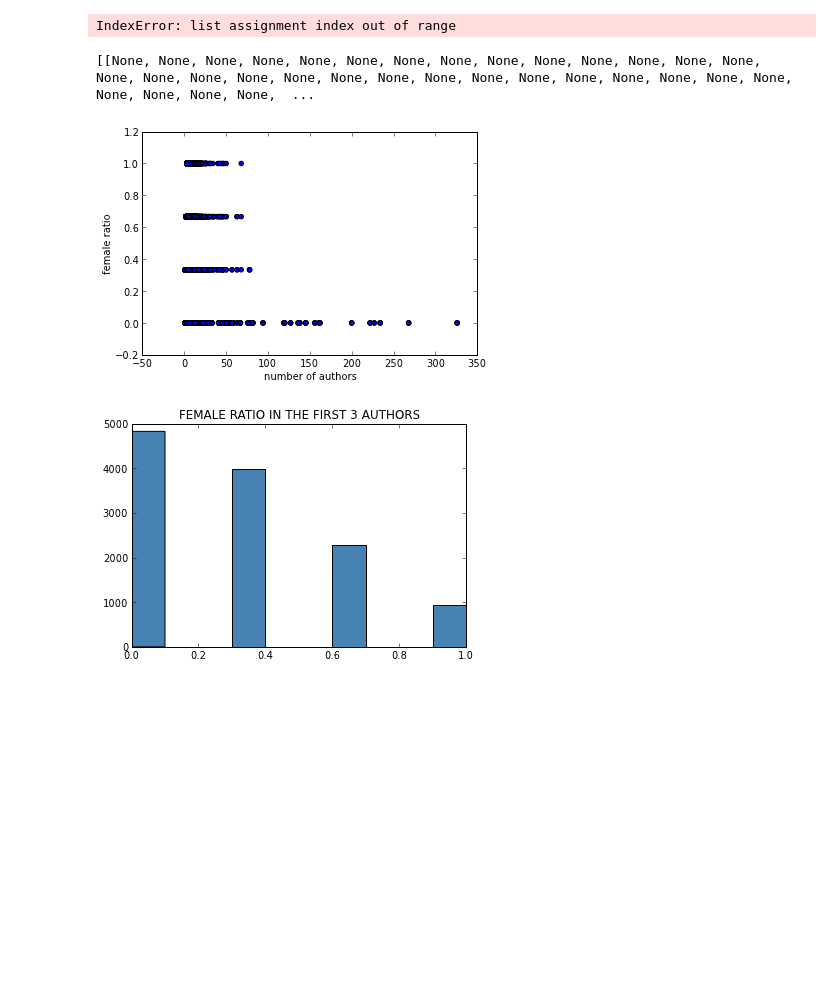
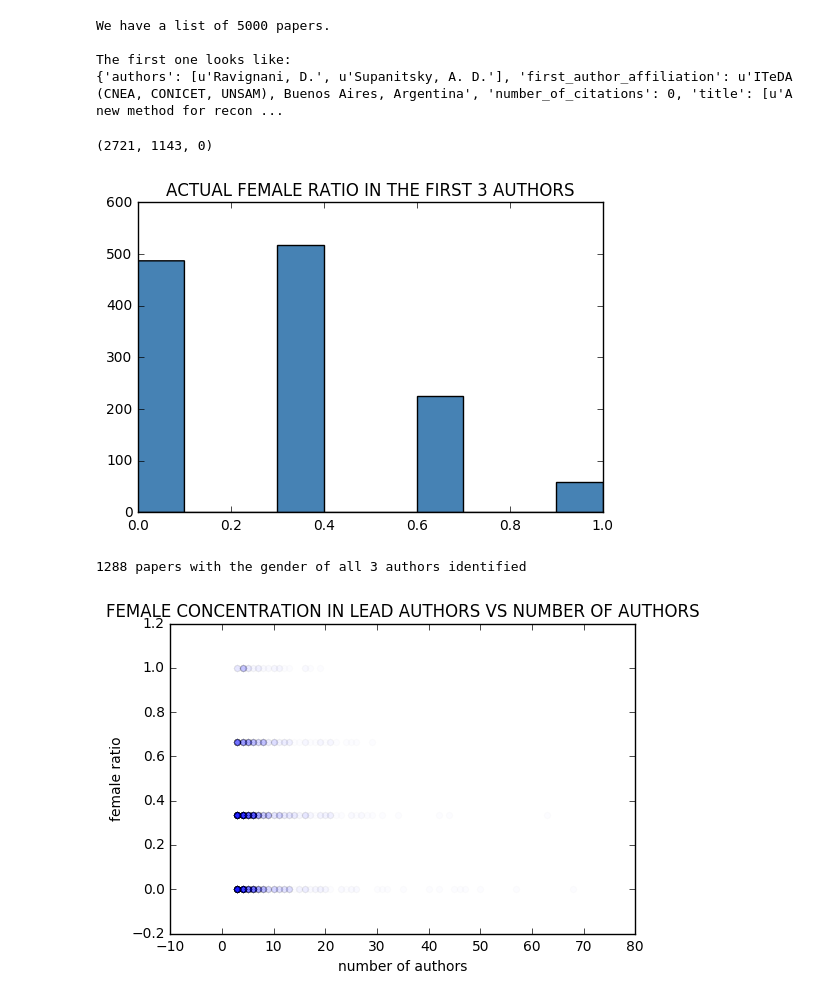
Before and after one commit to fedhere/ADSgenderclustering, a Jupyter notebook: parse_analyze_names.ipynb, the cells around one changed output. Cells and saved outputs as stored; diff of their text form; code cells hidden in the pictures; blank space fills up the shorter version.

```diff
--- a/parse_analyze_names.ipynb
+++ b/parse_analyze_names.ipynb
@@ -111,0 +84,15 @@ For more information, type 'help(pylab)'.
+# %%
+DEBUG = True
+
+# reads in paper list
+pkl_file = open('papers_recent.pkl', 'rb')
+papers = pickle.load(pkl_file)
+
+print ("We have a list of %d papers."%len(papers))
+print ("\nThe first one looks like:")
+print (papers[0])
+# %% [output]
+We have a list of 5000 papers.
+
+The first one looks like:
+{'authors': [u'Ravignani, D.', u'Supanitsky, A. D.'], 'first_author_affiliation': u'ITeDA (CNEA, CONICET, UNSAM), Buenos Aires, Argentina', 'number_of_citations': 0, 'title': [u'A new method for recon ...
@@ -112,20 +179,36 @@ For more information, type 'help(pylab)'.
+# %%
+pl.figure()
+pl.title("ACTUAL FEMALE RATIO IN THE FIRST 3 AUTHORS")
+pl.hist(paperstats['femaleratio'], color='SteelBlue')
+tot_male, tot_female, tot_unknowns
+# %% [output]
+(2721, 1143, 0)
+[figure, added]
 # %%
-plt.figure()
-plt.ylabel ("female ratio")
-plt.xlabel ("number of authors")
-plt.scatter(paperstats['nauth'], paperstats['femaleratio'] )
-ncite=[[None]*40]
-print  ncite
-for i in range(int(max(paperstats['ncite'])/10)):
-        ncite[i] = [paperstats['femaleratio'][ii] for ii in range(len(paperstats['femaleratio'])) if int(paperstats['ncite'][ii]/10)==i]
-        plt.figure()
-        plt.title("FEMALE RATIO IN THE FIRST 3 AUTHORS")
-        plt.hist(paperstats['femaleratio'], color='SteelBlue')
+pl.figure()
+pl.ylabel("female ratio")
+pl.xlabel("number of authors")
+pl.scatter(paperstats['nauth'], paperstats['femaleratio'], alpha = 0.01)
+pl.title("FEMALE CONCENTRATION IN LEAD AUTHORS VS NUMBER OF AUTHORS")
+Np = len(paperstats['ncite'])
+print (Np, "papers with the gender of all 3 authors identified")
+Nc = int(max(paperstats['ncite']) / 5) + 1
+
+ncite = [None] * Nc
+for i in range(Nc):
+    ncite[i] = [paperstats['femaleratio'][ii] \
+                for ii in range(len(paperstats['femaleratio'])) \
+                if int(paperstats['ncite'][ii] / 5) == i]
+
+#pl.figure()
+#pl.title("FEMALE RATIO IN THE FIRST 3 AUTHORS AGAINST CITATION COUNT")
+#for i in range(Nc):
+#    pl.scatter([i * 5] * len(ncite[i]), ncite[i], alpha = 0.1)
+#pl.ylabel("female ratio")
+#pl.xlabel("citations")
 # %% [output]
-IndexError: list assignment index out of range
+1288 papers with the gender of all 3 authors identified
-[[None, None, None, None, None, None, None, None, None, None, None, None, None, None, None, None, None, None, None, None, None, None, None, None, None, None, None, None, None, None, None, None, None,  ...
-[figure, old version]
+[figure, new version]
-[figure, removed]
 # %%
 plt.figure()
 plt.ylabel ("female ratio")
```
Also changed, not shown: parts of 15 cells of this notebook.
